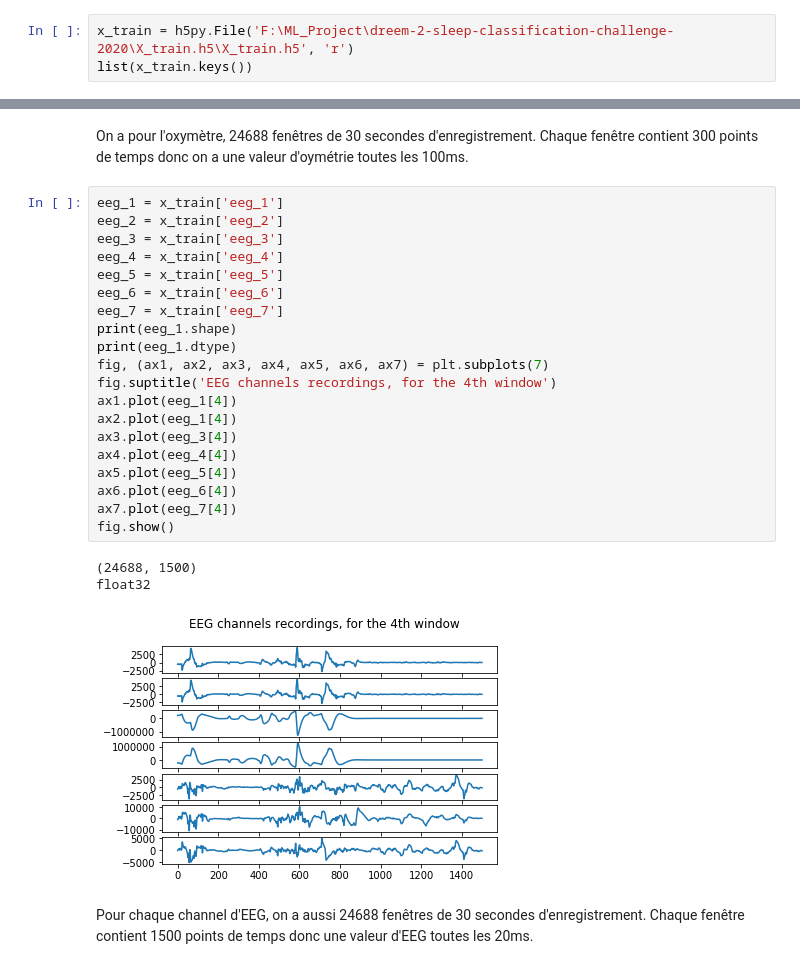
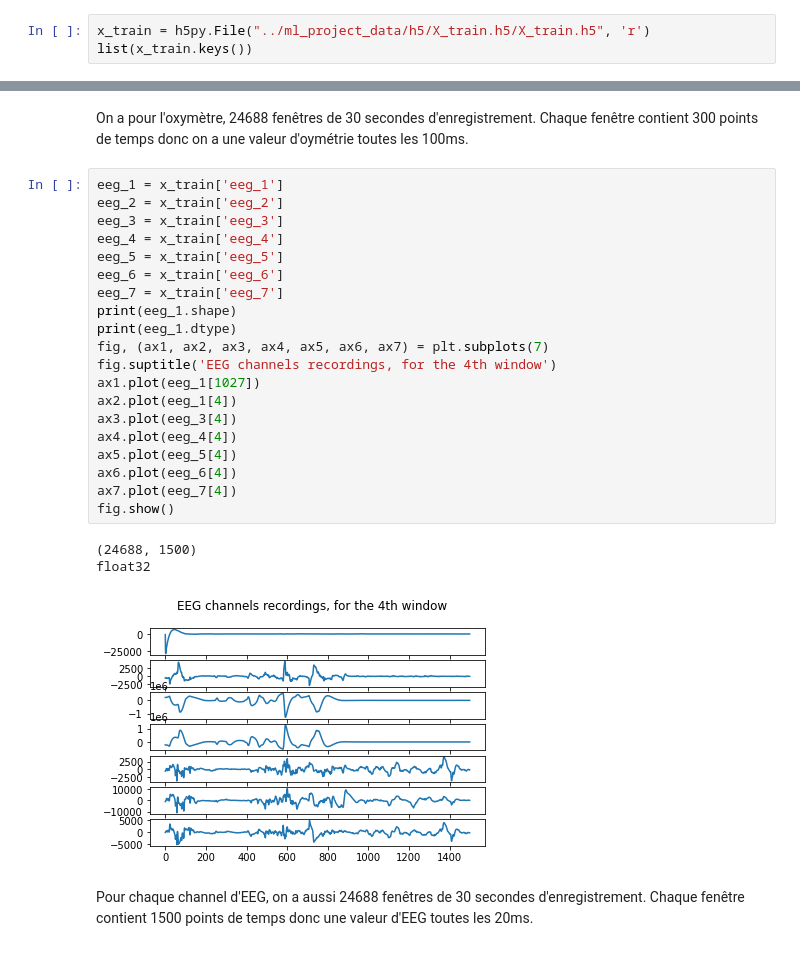
Before and after one commit to Saighi/ml_m2, a Jupyter notebook: Data_visualization.ipynb, the cells around one changed output, grey strips where cells are left out. Saved outputs shown, nothing was run; the diff lists cells and outputs as text.

```diff
--- a/Data_visualization.ipynb
+++ b/Data_visualization.ipynb
@@ -7,7 +7,7 @@ import os
 # %% [markdown]
 # Importation des données et Visualisation
 # %%
-x_train = h5py.File('F:\ML_Project\dreem-2-sleep-classification-challenge-2020\X_train.h5\X_train.h5', 'r')
+x_train = h5py.File("../ml_project_data/h5/X_train.h5/X_train.h5", 'r')
 list(x_train.keys())
 # %% [output]
 ['eeg_1',
@@ -44,27 +44,27 @@ On a pour l'oxymètre, 24688 fenêtres de 30 secondes d'enregistrement. Chaque f
 # %%
 eeg_1 = x_train['eeg_1']
 eeg_2 = x_train['eeg_2']
 eeg_3 = x_train['eeg_3']
 eeg_4 = x_train['eeg_4']
 eeg_5 = x_train['eeg_5']
 eeg_6 = x_train['eeg_6']
 eeg_7 = x_train['eeg_7']
 print(eeg_1.shape)
 print(eeg_1.dtype)
 fig, (ax1, ax2, ax3, ax4, ax5, ax6, ax7) = plt.subplots(7)
 fig.suptitle('EEG channels recordings, for the 4th window')
-ax1.plot(eeg_1[4])
+ax1.plot(eeg_1[1027])
 ax2.plot(eeg_1[4])
 ax3.plot(eeg_3[4])
 ax4.plot(eeg_4[4])
 ax5.plot(eeg_5[4])
 ax6.plot(eeg_6[4])
 ax7.plot(eeg_7[4])
 fig.show()
 # %% [output]
 (24688, 1500)
 float32
-[figure, old version]
+[figure, new version]
 # %% [markdown]
 Pour chaque channel d'EEG, on a aussi 24688 fenêtres de 30 secondes d'enregistrement. Chaque fenêtre contient 1500 points de temps donc une valeur d'EEG toutes les 20ms.
 # %%
```
Also changed, not shown: parts of 3 cells of this notebook, 8 other files.
